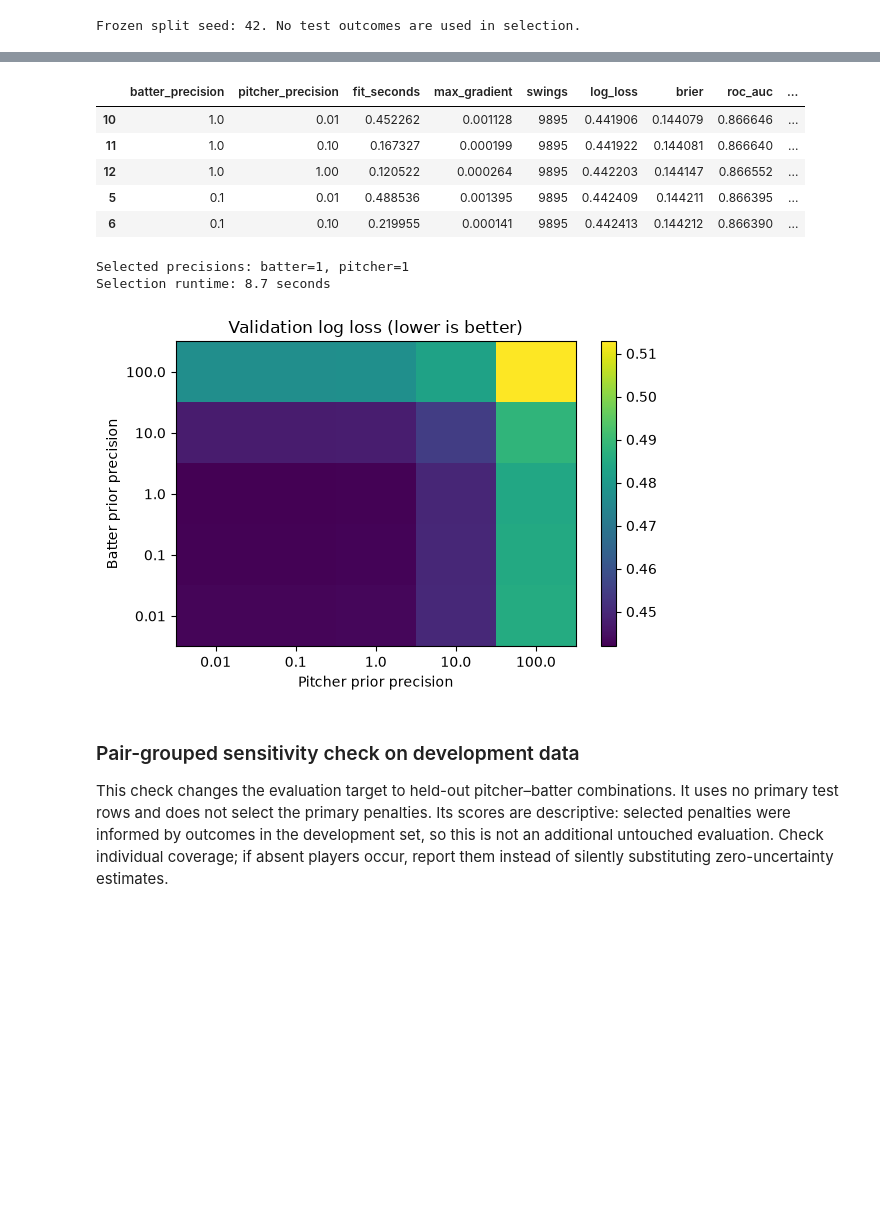
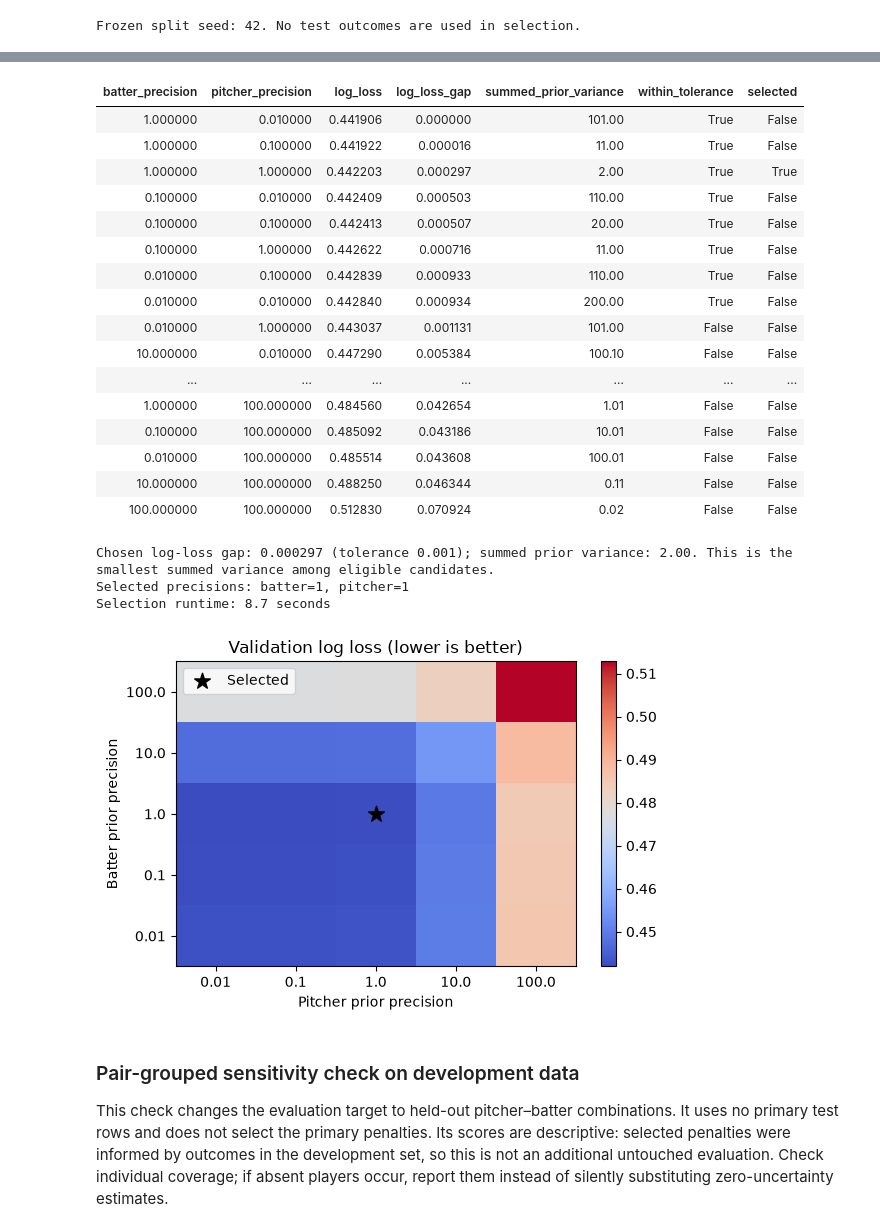
Before and after one commit to jwshomar/Nats_Data_Project, a Jupyter notebook: notebook/data_problem.ipynb, the cells around one changed output, grey strips where cells are left out. Cells and saved outputs as stored; diff of their text form; code cells hidden in the pictures; blank space fills up the shorter version.

```diff
--- a/notebook/data_problem.ipynb
+++ b/notebook/data_problem.ipynb
@@ -349,42 +410,78 @@ validation_baselines["Context + batter + pitcher"] = chosen.drop(
     ["batter_precision", "pitcher_precision", "fit_seconds", "max_gradient"]
 ).to_dict()
 validation_scores = pd.DataFrame(validation_baselines).T
 
+shrinkage_selection["summed_prior_variance"] = (
+    1 / shrinkage_selection.batter_precision + 1 / shrinkage_selection.pitcher_precision
+)
+shrinkage_selection["log_loss_gap"] = shrinkage_selection.log_loss - shrinkage_selection.log_loss.min()
+shrinkage_selection["within_tolerance"] = (
+    shrinkage_selection.log_loss <= shrinkage_selection.log_loss.min() + VALIDATION_TOLERANCE
+)
+shrinkage_selection["selected"] = (
+    shrinkage_selection.batter_precision.eq(chosen_batter_precision)
+    & shrinkage_selection.pitcher_precision.eq(chosen_pitcher_precision)
+)
 display(validation_scores)
-display(shrinkage_selection.head(5))
+display(shrinkage_selection[[
+    "batter_precision", "pitcher_precision", "log_loss", "log_loss_gap",
+    "summed_prior_variance", "within_tolerance", "selected",
+]].style.format({
+    "log_loss": "{:.6f}", "log_loss_gap": "{:.6f}", "summed_prior_variance": "{:.2f}",
+}).hide(axis="index"))
+print(
+    f"Chosen log-loss gap: {chosen.log_loss - shrinkage_selection.log_loss.min():.6f} "
+    f"(tolerance {VALIDATION_TOLERANCE:g}); summed prior variance: "
+    f"{1 / chosen_batter_precision + 1 / chosen_pitcher_precision:.2f}. "
+    "This is the smallest summed variance among eligible candidates."
+)
 print(f"Selected precisions: batter={chosen_batter_precision:g}, pitcher={chosen_pitcher_precision:g}")
 print(f"Selection runtime: {perf_counter() - selection_start:.1f} seconds")
 if any(value in [min(PRECISION_GRID), max(PRECISION_GRID)] for value in [chosen_batter_precision, chosen_pitcher_precision]):
     print("A chosen precision is at a grid boundary; inspect score sensitivity before treating it as well determined.")
 shrinkage_selection.to_csv(output_dir / "shrinkage_validation.csv", index=False)
 validation_scores.to_csv(output_dir / "validation_scores.csv")
 
 fig, ax = plt.subplots(figsize=(6, 4))
 grid = shrinkage_selection.pivot(index="batter_precision", columns="pitcher_precision", values="log_loss")
-image = ax.imshow(grid.to_numpy(), aspect="auto", origin="lower")
+image = ax.imshow(grid.to_numpy(), aspect="auto", origin="lower", cmap="coolwarm")
+ax.scatter(grid.columns.get_loc(chosen_pitcher_precision), grid.index.get_loc(chosen_batter_precision), marker="*", s=140, color="black", label="Selected")
 ax.set_xticks(range(len(grid.columns)), grid.columns)
 ax.set_yticks(range(len(grid.index)), grid.index)
 ax.set_xlabel("Pitcher prior precision")
 ax.set_ylabel("Batter prior precision")
 ax.set_title("Validation log loss (lower is better)")
+ax.legend(loc="upper left")
 fig.colorbar(image, ax=ax)
 fig.tight_layout()
 plt.show()
 # %% [output]
 |  | swings | log_loss | brier | roc_auc | batter_balanced_log_loss | batter_balanced_brier | observed | predicted | ... |
 | Overall | 9895.0 | 0.669323 | 0.238180 | 0.500000 | 0.664033 | 0.235571 | 0.609096 | 0.600027 | ... |
 | Context | 9895.0 | 0.557449 | 0.190218 | 0.750346 | 0.571578 | 0.196560 | 0.609096 | 0.600009 | ... |
 | Context + batter | 9895.0 | 0.507268 | 0.169292 | 0.816275 | 0.513784 | 0.172430 | 0.609096 | 0.602408 | ... |
 | Context + batter + pitcher | 9895.0 | 0.442203 | 0.144147 | 0.866552 | 0.450361 | 0.147390 | 0.609096 | 0.606133 | ... |
-|  | batter_precision | pitcher_precision | fit_seconds | max_gradient | swings | log_loss | brier | roc_auc | ... |
-| 10 | 1.0 | 0.01 | 0.452262 | 0.001128 | 9895 | 0.441906 | 0.144079 | 0.866646 | ... |
-| 11 | 1.0 | 0.10 | 0.167327 | 0.000199 | 9895 | 0.441922 | 0.144081 | 0.866640 | ... |
-| 12 | 1.0 | 1.00 | 0.120522 | 0.000264 | 9895 | 0.442203 | 0.144147 | 0.866552 | ... |
-| 5 | 0.1 | 0.01 | 0.488536 | 0.001395 | 9895 | 0.442409 | 0.144211 | 0.866395 | ... |
-| 6 | 0.1 | 0.10 | 0.219955 | 0.000141 | 9895 | 0.442413 | 0.144212 | 0.866390 | ... |
+| batter_precision | pitcher_precision | log_loss | log_loss_gap | summed_prior_variance | within_tolerance | selected |
+| 1.000000 | 0.010000 | 0.441906 | 0.000000 | 101.00 | True | False |
+| 1.000000 | 0.100000 | 0.441922 | 0.000016 | 11.00 | True | False |
+| 1.000000 | 1.000000 | 0.442203 | 0.000297 | 2.00 | True | True |
+| 0.100000 | 0.010000 | 0.442409 | 0.000503 | 110.00 | True | False |
+| 0.100000 | 0.100000 | 0.442413 | 0.000507 | 20.00 | True | False |
+| 0.100000 | 1.000000 | 0.442622 | 0.000716 | 11.00 | True | False |
+| 0.010000 | 0.100000 | 0.442839 | 0.000933 | 110.00 | True | False |
+| 0.010000 | 0.010000 | 0.442840 | 0.000934 | 200.00 | True | False |
+| 0.010000 | 1.000000 | 0.443037 | 0.001131 | 101.00 | False | False |
+| 10.000000 | 0.010000 | 0.447290 | 0.005384 | 100.10 | False | False |
+| ... | ... | ... | ... | ... | ... | ... |
+| 1.000000 | 100.000000 | 0.484560 | 0.042654 | 1.01 | False | False |
+| 0.100000 | 100.000000 | 0.485092 | 0.043186 | 10.01 | False | False |
+| 0.010000 | 100.000000 | 0.485514 | 0.043608 | 100.01 | False | False |
+| 10.000000 | 100.000000 | 0.488250 | 0.046344 | 0.11 | False | False |
+| 100.000000 | 100.000000 | 0.512830 | 0.070924 | 0.02 | False | False |
+Chosen log-loss gap: 0.000297 (tolerance 0.001); summed prior variance: 2.00. This is the smallest summed variance among eligible candidates.
 Selected precisions: batter=1, pitcher=1
 Selection runtime: 8.7 seconds
-[figure, old version]
+[figure, new version]
 # %% [markdown]
 ### Pair-grouped sensitivity check on development data
 
```
Also changed, not shown: parts of 16 cells of this notebook, 2 other files.
